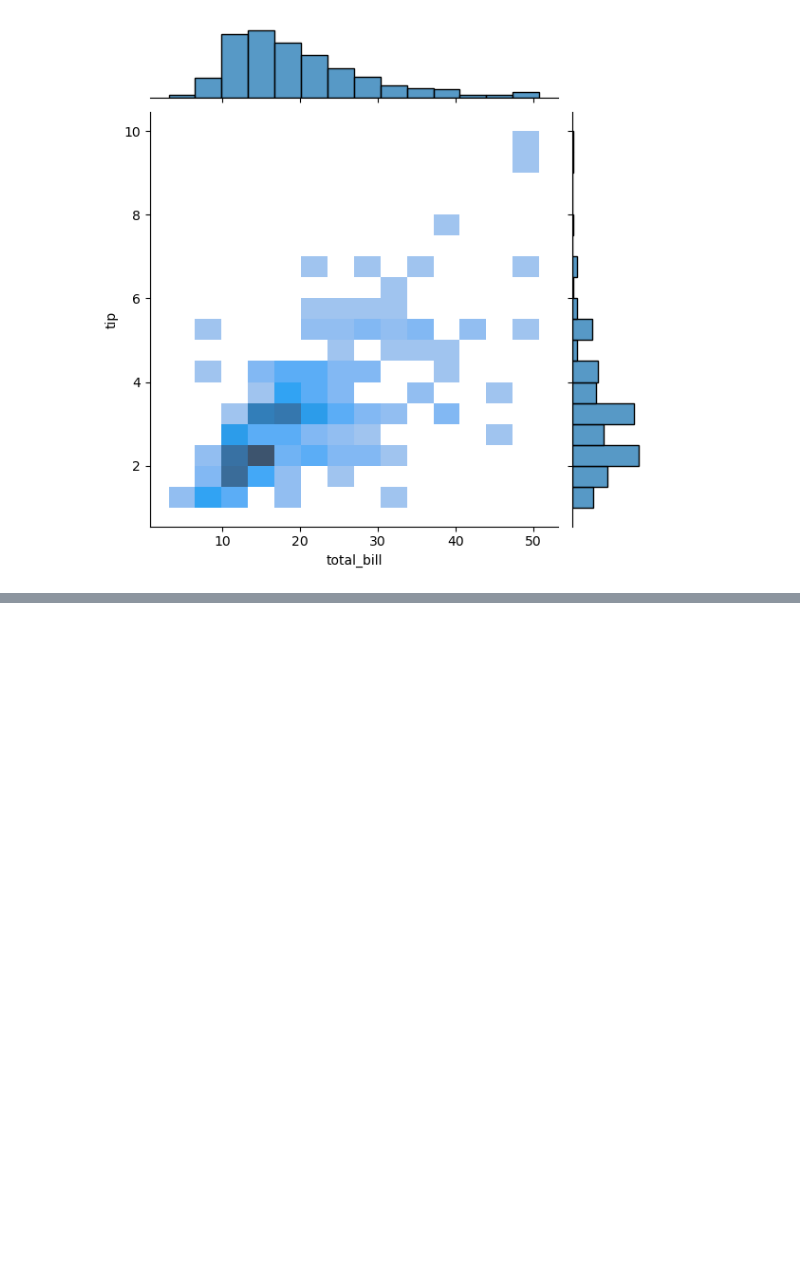
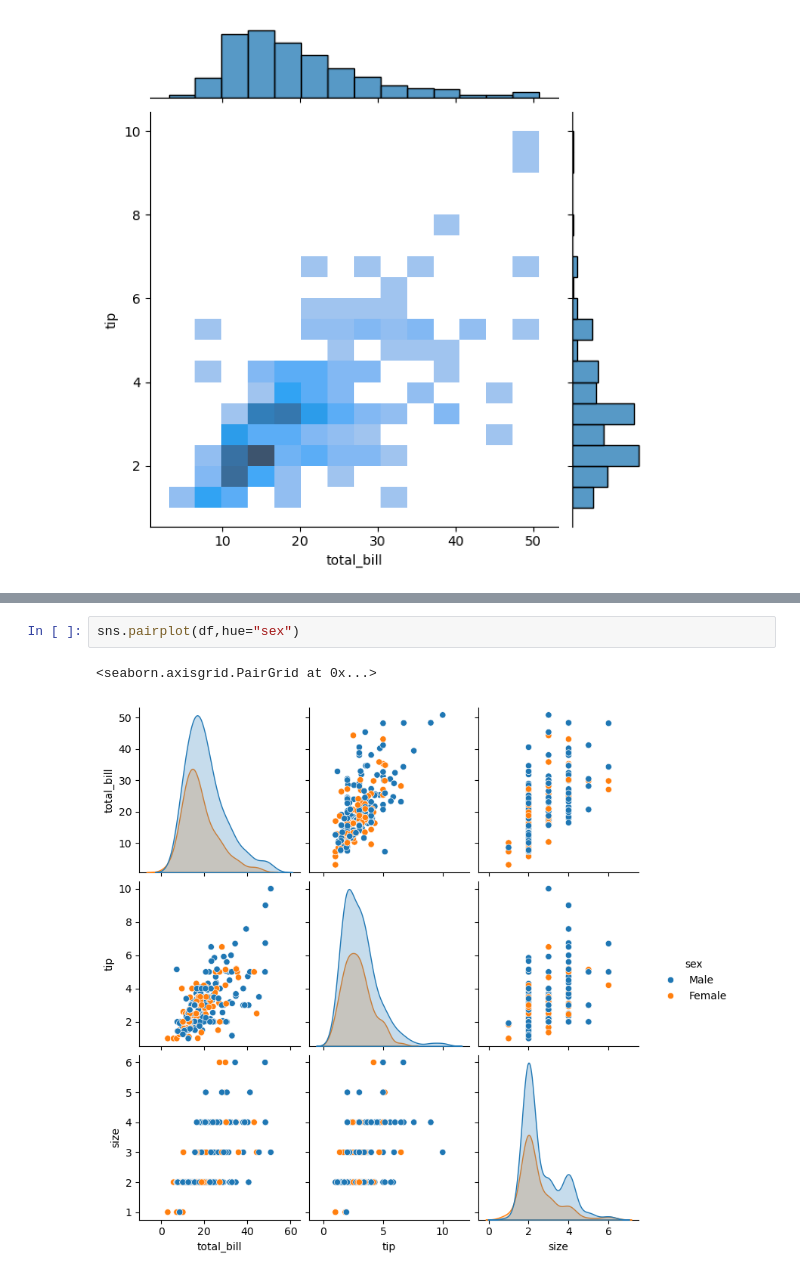
Before and after one commit to bhavya230/Seaborn_practice, a Jupyter notebook: Seaborn.ipynb, the cells around one changed output, grey strips where cells are left out. Drawn from its saved outputs; the diff is of its cells as text; blank space fills up the shorter version.

```diff
--- a/Seaborn.ipynb
+++ b/Seaborn.ipynb
@@ -84,0 +90,5 @@ sns.jointplot(x="total_bill",y="tip",data=df,kind="hist")
+# %%
+sns.pairplot(df,hue="sex")
+# %% [output]
+<seaborn.axisgrid.PairGrid at 0x...>
+[figure, added]
```
Also changed, not shown: parts of 2 cells of this notebook.
